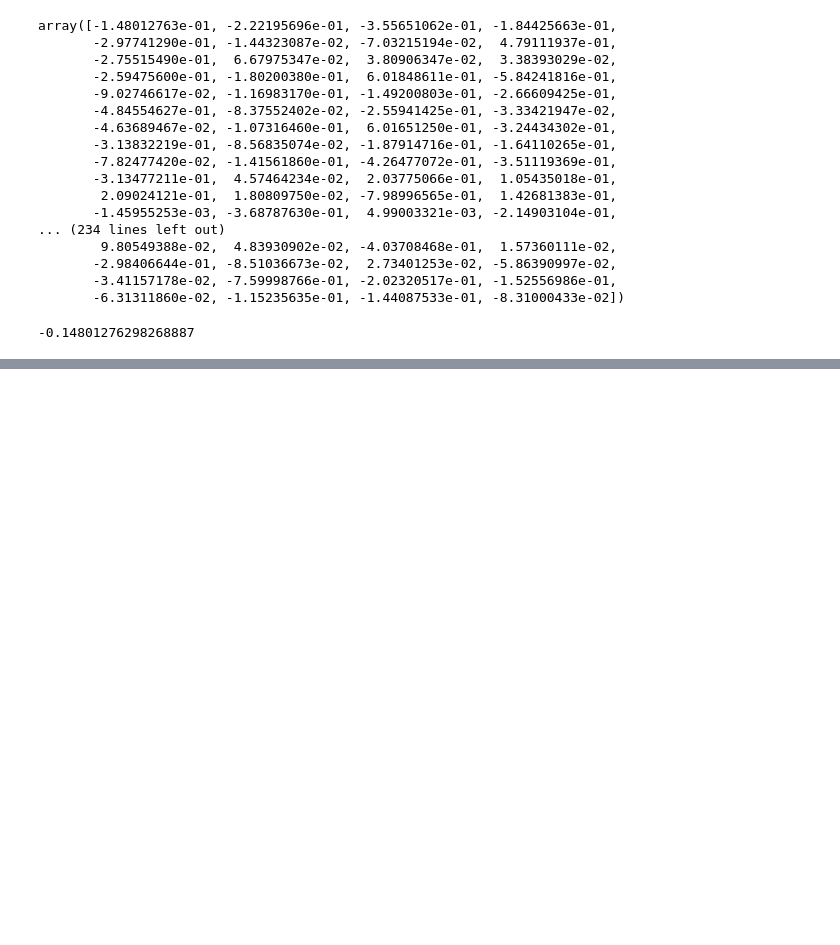
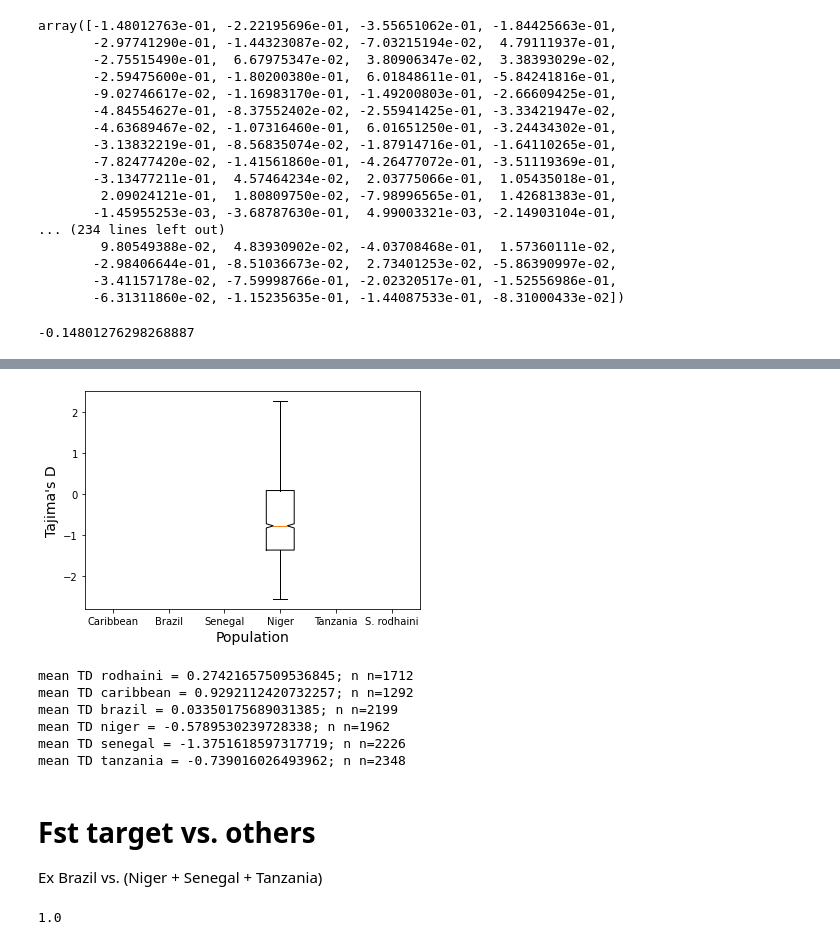
Before and after one commit to nealplatt/sch_man_nwinvasion, a Jupyter notebook: notebooks/estimate_pi_td_theta_ne_fst.ipynb, the cells around one changed output, grey strips where cells are left out. Saved outputs shown, nothing was run; the diff lists cells and outputs as text; code cells hidden in the pictures; blank space fills up the shorter version.

```diff
--- a/notebooks/estimate_pi_td_theta_ne_fst.ipynb
+++ b/notebooks/estimate_pi_td_theta_ne_fst.ipynb
@@ -627,0 +687,52 @@ array([-1.48012763e-01, -2.22195696e-01, -3.55651062e-01, -1.84425663e-01,
+# %%
+td_dfs=defaultdict(lambda: pd.DataFrame(columns=["tajimas_d", "start", "stop", "n_snps", "chrom"]))
+
+tds=defaultdict(lambda: [])
+# for pop in ['rodhaini', 'caribbean', 'brazil', 'niger',  'senegal', 'tanzania']:
+for pop in ["niger"]:
+    for chrom in uniq_chroms:
+        mask=filtered_callset['variants/CHROM']==chrom
+        chrom_pos = filtered_callset['variants/POS'][mask]
+        chrom_ac = pop_ac[pop][mask]
+        td, windows, counts = allel.windowed_tajima_d(chrom_pos, chrom_ac, 100_000, min_sites=3)
+
+        #add info to a df
+        chr_df=pd.DataFrame([td, windows[:,0], windows[:,1], counts]).T
+        chr_df.columns=["tajimas_d", "start", "stop", "n_snps"]
+        chr_df["chrom"]=chrom
+
+        td_dfs[pop]=td_dfs[pop].append(chr_df)
+
+    #save df to a csv
+    td_dfs[pop].to_csv("results/tajimas_d/tajimas_d_boxplot_100kb_windows_{}.csv".format(pop), index=False, sep=",")
+# %%
+plt.boxplot([td_dfs["caribbean"][td_dfs["caribbean"]["n_snps"]>50]["tajimas_d"].dropna(),
+             td_dfs["brazil"][td_dfs["brazil"]["n_snps"]>50]["tajimas_d"].dropna(),
+             td_dfs["senegal"][td_dfs["senegal"]["n_snps"]>50]["tajimas_d"].dropna(),
+             td_dfs["niger"][td_dfs["niger"]["n_snps"]>50]["tajimas_d"].dropna(),
+             td_dfs["tanzania"][td_dfs["tanzania"]["n_snps"]>50]["tajimas_d"].dropna(),
+             td_dfs["rodhaini"][td_dfs["rodhaini"]["n_snps"]>50]["tajimas_d"].dropna() ],
+            showfliers=False,
+            notch=True,
+            labels=["Caribbean", "Brazil", "Senegal", "Niger", "Tanzania", "S. rodhaini"])
+plt.xlabel("Population", fontsize=14)
+plt.ylabel("Tajima's D", fontsize=14)
+plt.savefig("results/tajimas_d/tajimas_d_boxplot_100kb_windows.svg")
+plt.savefig("results/tajimas_d/tajimas_d_boxplot_100kb_windows.png", dpi=300)
+plt.show()
+# %% [output]
+[figure, added]
+# %%
+for pop in ['rodhaini', 'caribbean', 'brazil', 'niger',  'senegal', 'tanzania']:
+    tds=td_dfs[pop][td_dfs[pop]["n_snps"]>50]["tajimas_d"].dropna()
+    print("mean TD {} = {}; n n={}".format(pop, tds.mean(), len(tds)))
+# %% [output]
+mean TD rodhaini = 0.27421657509536845; n n=1712
+mean TD caribbean = 0.9292112420732257; n n=1292
+mean TD brazil = 0.03350175689031385; n n=2199
+mean TD niger = -0.5789530239728338; n n=1962
+mean TD senegal = -1.3751618597317719; n n=2226
+mean TD tanzania = -0.739016026493962; n n=2348
+# %% [markdown]
+# Fst target vs. others
+Ex Brazil vs. (Niger + Senegal + Tanzania)
@@ -627,0 +779,4 @@ array([-1.48012763e-01, -2.22195696e-01, -3.55651062e-01, -1.84425663e-01,
+# %%
+fst_dfs[pop]["fst"].max()
+# %% [output]
+1.0
```
Also changed, not shown: parts of 8 cells of this notebook, 2 other files.
